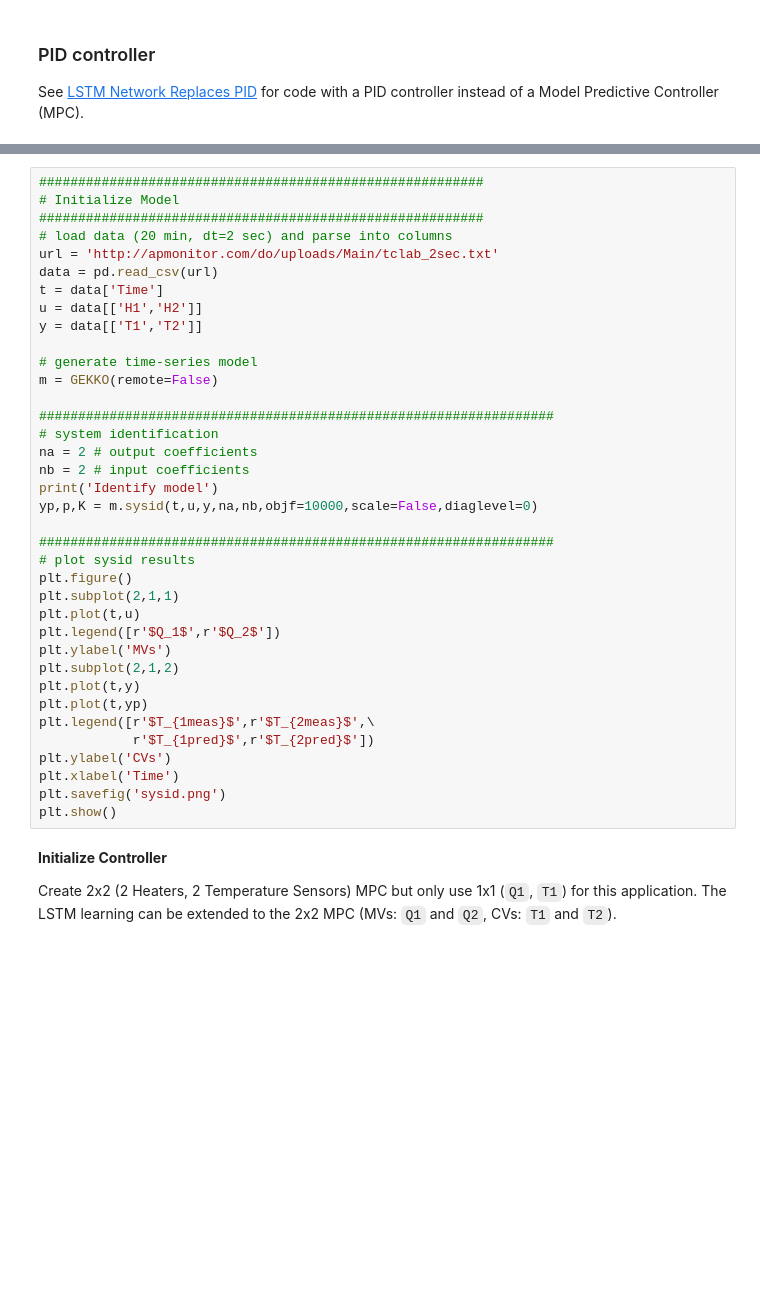
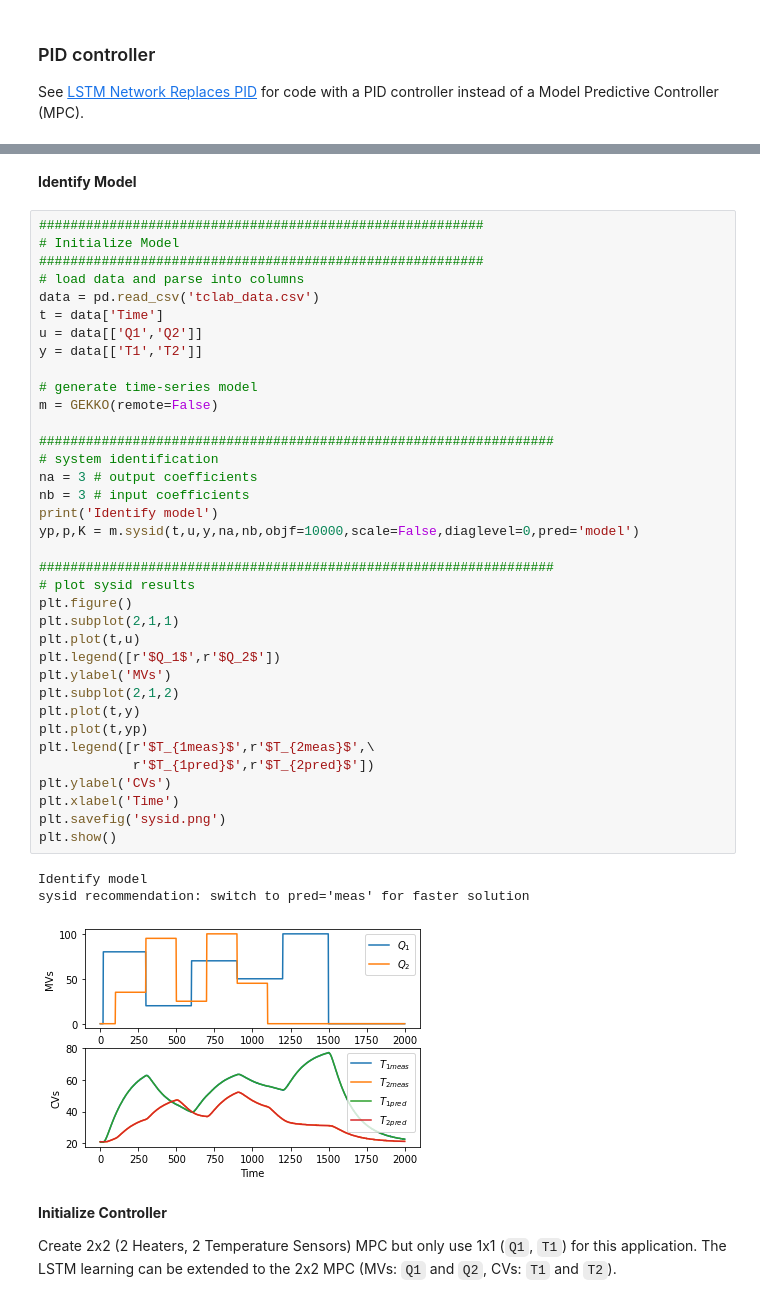
Before and after one commit to APMonitor/pds, a Jupyter notebook: LSTM_MPC.ipynb, the cells around one changed output, grey strips where cells are left out. Saved outputs shown, nothing was run; the diff lists cells and outputs as text; blank space fills up the shorter version.

```diff
--- a/LSTM_MPC.ipynb
+++ b/LSTM_MPC.ipynb
@@ -60,40 +147,45 @@ See the last example for [MPC with TCLab](https://apmonitor.com/pds/notebooks/12
+# %% [markdown]
+**Identify Model**
 # %%
 #########################################################
 # Initialize Model
 #########################################################
-# load data (20 min, dt=2 sec) and parse into columns
-url = 'http://apmonitor.com/do/uploads/Main/tclab_2sec.txt'
-data = pd.read_csv(url)
+# load data and parse into columns
+data = pd.read_csv('tclab_data.csv')
 t = data['Time']
-u = data[['H1','H2']]
+u = data[['Q1','Q2']]
 y = data[['T1','T2']]
 
 # generate time-series model
 m = GEKKO(remote=False)
 
 ##################################################################
 # system identification
-na = 2 # output coefficients
-nb = 2 # input coefficients
+na = 3 # output coefficients
+nb = 3 # input coefficients
 print('Identify model')
-yp,p,K = m.sysid(t,u,y,na,nb,objf=10000,scale=False,diaglevel=0)
+yp,p,K = m.sysid(t,u,y,na,nb,objf=10000,scale=False,diaglevel=0,pred='model')
 
 ##################################################################
 # plot sysid results
 plt.figure()
 plt.subplot(2,1,1)
 plt.plot(t,u)
 plt.legend([r'$Q_1$',r'$Q_2$'])
 plt.ylabel('MVs')
 plt.subplot(2,1,2)
 plt.plot(t,y)
 plt.plot(t,yp)
 plt.legend([r'$T_{1meas}$',r'$T_{2meas}$',\
             r'$T_{1pred}$',r'$T_{2pred}$'])
 plt.ylabel('CVs')
 plt.xlabel('Time')
 plt.savefig('sysid.png')
 plt.show()
+# %% [output]
+Identify model
+sysid recommendation: switch to pred='meas' for faster solution
+[figure, added]
 # %% [markdown]
 **Initialize Controller**
 
```
Also changed, not shown: parts of 6 cells of this notebook.
